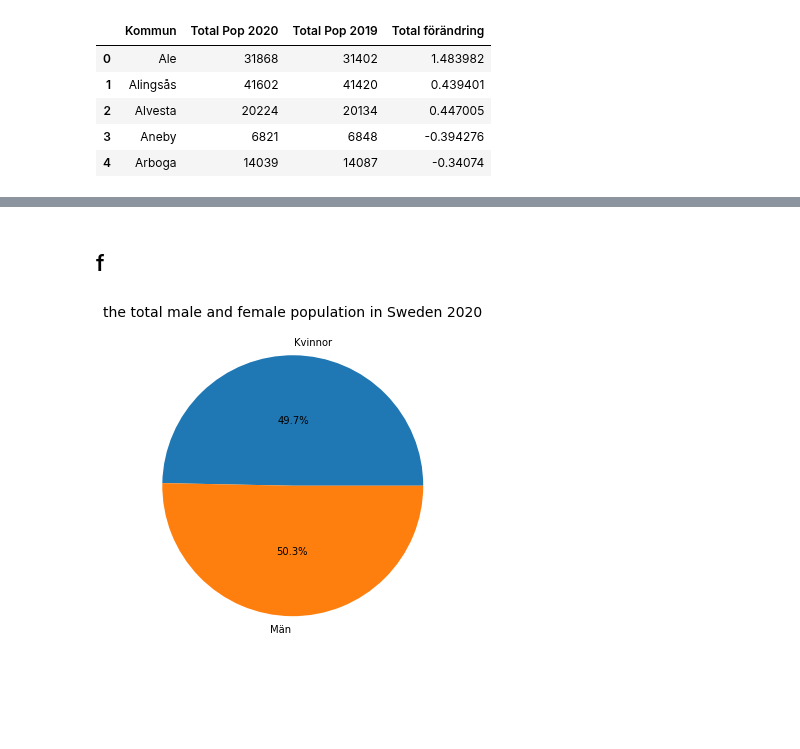
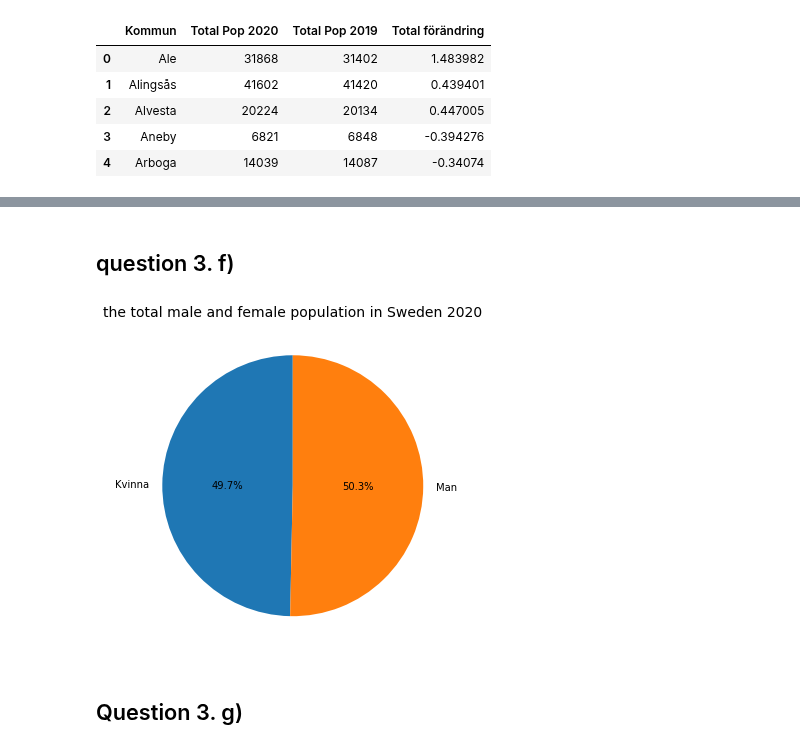
Before and after one commit to yuna-liu/Databehandling-Yuna-Liu, a Jupyter notebook: Exercises/E00_pandas_basic_syntax.ipynb, the cells around one changed output, grey strips where cells are left out. Drawn from its saved outputs; the diff is of its cells as text; code cells hidden in the pictures; blank space fills up the shorter version.

```diff
--- a/Exercises/E00_pandas_basic_syntax.ipynb
+++ b/Exercises/E00_pandas_basic_syntax.ipynb
@@ -517,8 +521,8 @@ df_man.head()
 | 3 | 255 | 255 | Aneby | 3503 | 3498 | 0.142939 |
 | 4 | 169 | 168 | Arboga | 7094 | 7114 | -0.281136 |
 # %%
-df_kvinnor = df_kvinnor.assign(Kön = lambda x: "Kvinnor")  # add new columnn to the end of a DataFrame
-df_man = df_man.assign(Kön = lambda x: "Män")
+df_kvinnor = df_kvinnor.assign(Kön = "Kvinna")  # add new columnn to the end of a DataFrame
+df_man = df_man.assign(Kön = "Man")
 df_total = df_kvinnor.append(df_man)
 df_total.info()
 df_total.set_index("Kommun")
@@ -626,0 +593,14 @@ total male population in Sweden 2020: 5222847
+# %%
+import matplotlib.pyplot as plt
+import seaborn as sns
+fig, ax = plt.subplots(1,2, dpi=100, figsize=(14,3))
+
+
+df_merge_top20 = df_merge.sort_values(by="Total Pop 2020", ascending = False).head(20)
+df_merge_bottom20 = df_merge.sort_values(by="Total Pop 2020", ascending = True).head(20)
+
+for i, dataframe in enumerate([df_merge_top20, df_merge_bottom20]):
+    sns.barplot(data=dataframe, y="Kommun", x="Folkmängd 2020", hue="Kön", hue_order=["Man", "Kvinna"], ax=ax[i]);
+
+ax[0].set(title="Population in 10 largest cities in Sweden in gender");
+ax[1].set(title="Population in 10 smallest cities in Sweden in gender");
@@ -627,13 +609,16 @@ total male population in Sweden 2020: 5222847
 # %% [markdown]
-## f
+## question 3. f)
 # %%
 data = df_merge.groupby("Kön")["Folkmängd 2020"].sum()
 #Using matplotlib
+#https://www.dataforeverybody.com/matplotlib-seaborn-pie-charts/
 pie, ax = plt.subplots(figsize=[10,6])
 fig.set_facecolor("gray")
 labels = data.keys()
-plt.pie(x=data, autopct="%.1f%%", labels=labels, pctdistance=0.5)
+plt.pie(x=data, startangle=90, labels=labels, autopct="%.1f%%", pctdistance=0.5)
 plt.title("the total male and female population in Sweden 2020", fontsize=14);
 pie.savefig("../assets/PieChart_total_female_male_population_Sweden_2020.png")
 # %% [output]
-[figure, old version]
+[figure, new version]
+# %% [markdown]
+## Question 3. g)
```
Also changed, not shown: parts of 20 cells of this notebook, 9 other files.
